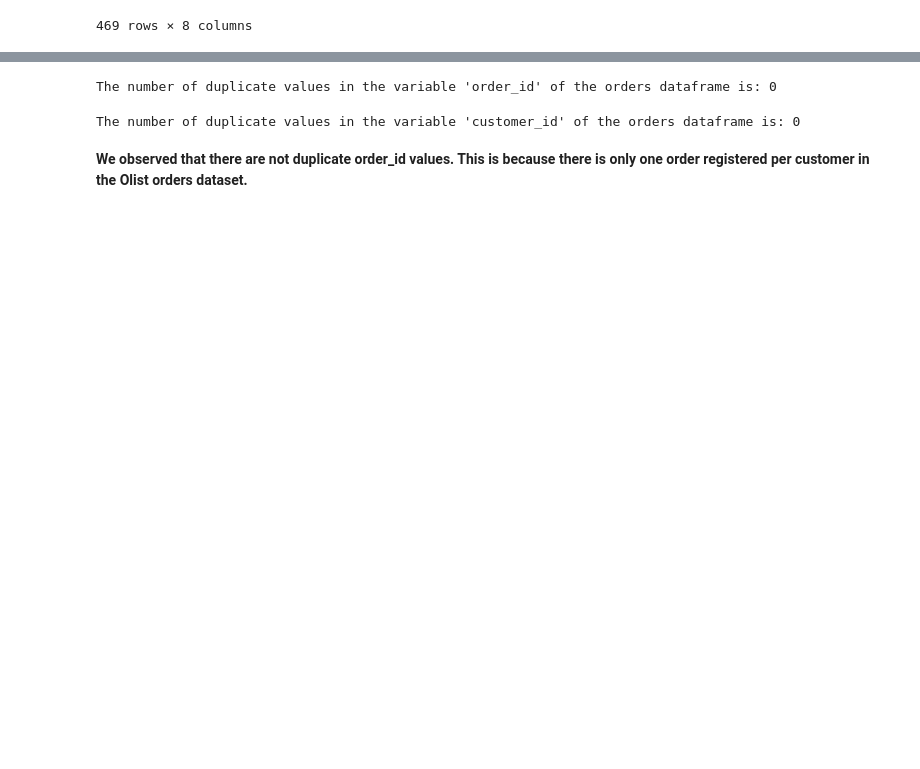
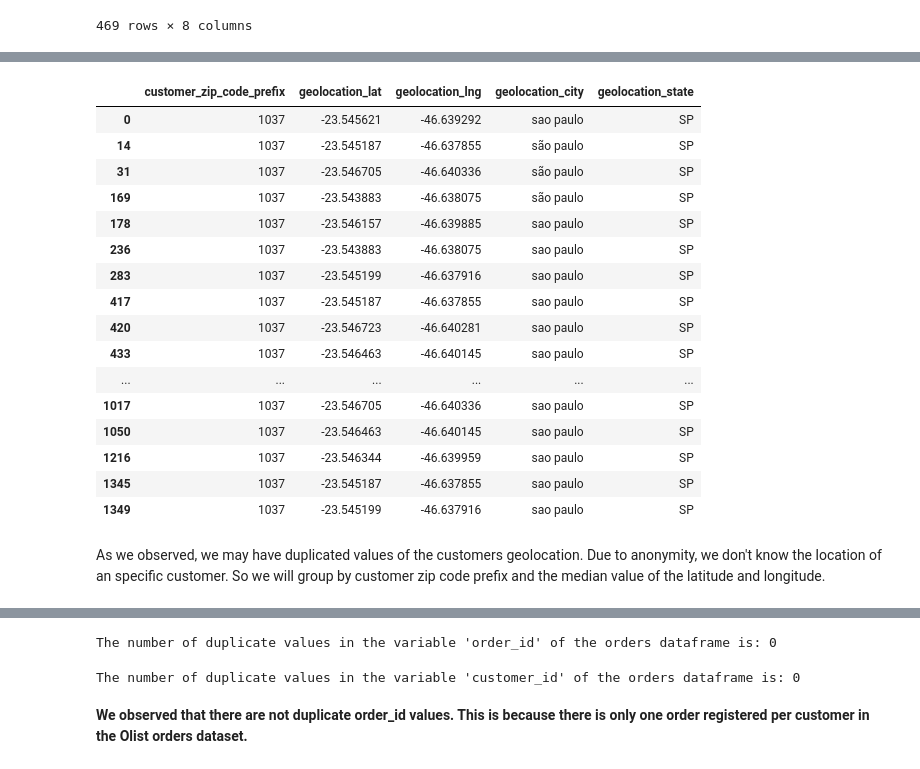
Before and after one commit to MariaDBPerez/clients_segmentation, a Jupyter notebook: project_5_cleaning.ipynb, the cells around one changed output, grey strips where cells are left out. Drawn from its saved outputs; the diff is of its cells as text; code cells hidden in the pictures; blank space fills up the shorter version.

```diff
--- a/project_5_cleaning.ipynb
+++ b/project_5_cleaning.ipynb
@@ -459,0 +471,2 @@ products_and_orders_items_df[products_and_orders_items_df['order_id'] == '62073e
+# %%
+olist_geolocation_df = olist_geolocation_df.rename(columns={"geolocation_zip_code_prefix": "customer_zip_code_prefix"})
@@ -459,0 +495,22 @@ products_and_orders_items_df[products_and_orders_items_df['order_id'] == '62073e
+# %%
+olist_geolocation_df[olist_geolocation_df['customer_zip_code_prefix'] == 1037]
+# %% [output]
+|  | customer_zip_code_prefix | geolocation_lat | geolocation_lng | geolocation_city | geolocation_state |
+| 0 | 1037 | -23.545621 | -46.639292 | sao paulo | SP |
+| 14 | 1037 | -23.545187 | -46.637855 | são paulo | SP |
+| 31 | 1037 | -23.546705 | -46.640336 | são paulo | SP |
+| 169 | 1037 | -23.543883 | -46.638075 | são paulo | SP |
+| 178 | 1037 | -23.546157 | -46.639885 | sao paulo | SP |
+| 236 | 1037 | -23.543883 | -46.638075 | sao paulo | SP |
+| 283 | 1037 | -23.545199 | -46.637916 | sao paulo | SP |
+| 417 | 1037 | -23.545187 | -46.637855 | sao paulo | SP |
+| 420 | 1037 | -23.546723 | -46.640281 | sao paulo | SP |
+| 433 | 1037 | -23.546463 | -46.640145 | sao paulo | SP |
+| ... | ... | ... | ... | ... | ... |
+| 1017 | 1037 | -23.546705 | -46.640336 | sao paulo | SP |
+| 1050 | 1037 | -23.546463 | -46.640145 | sao paulo | SP |
+| 1216 | 1037 | -23.546344 | -46.639959 | sao paulo | SP |
+| 1345 | 1037 | -23.545187 | -46.637855 | sao paulo | SP |
+| 1349 | 1037 | -23.545199 | -46.637916 | sao paulo | SP |
+# %% [markdown]
+As we observed, we may have duplicated values of the customers geolocation. Due to anonymity, we don't know the location of an specific customer. So we will group by customer zip code prefix and the median value of the latitude and longitude.
```
Also changed, not shown: parts of 93 cells of this notebook, 2 other files.
